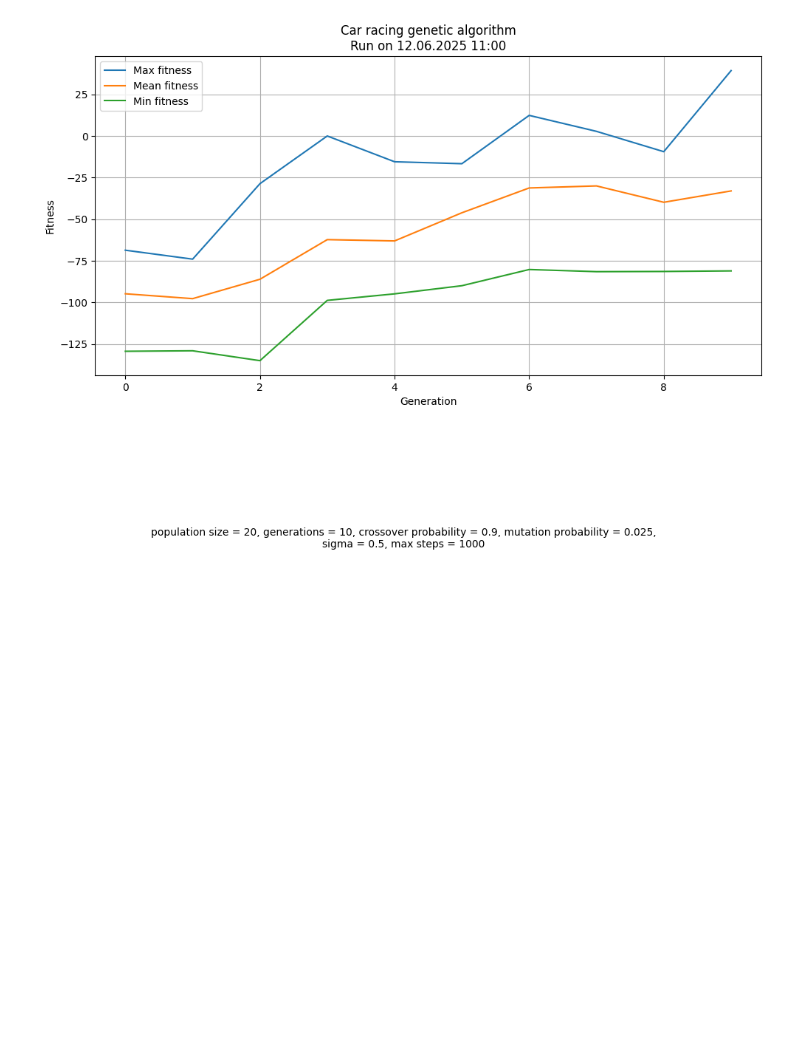
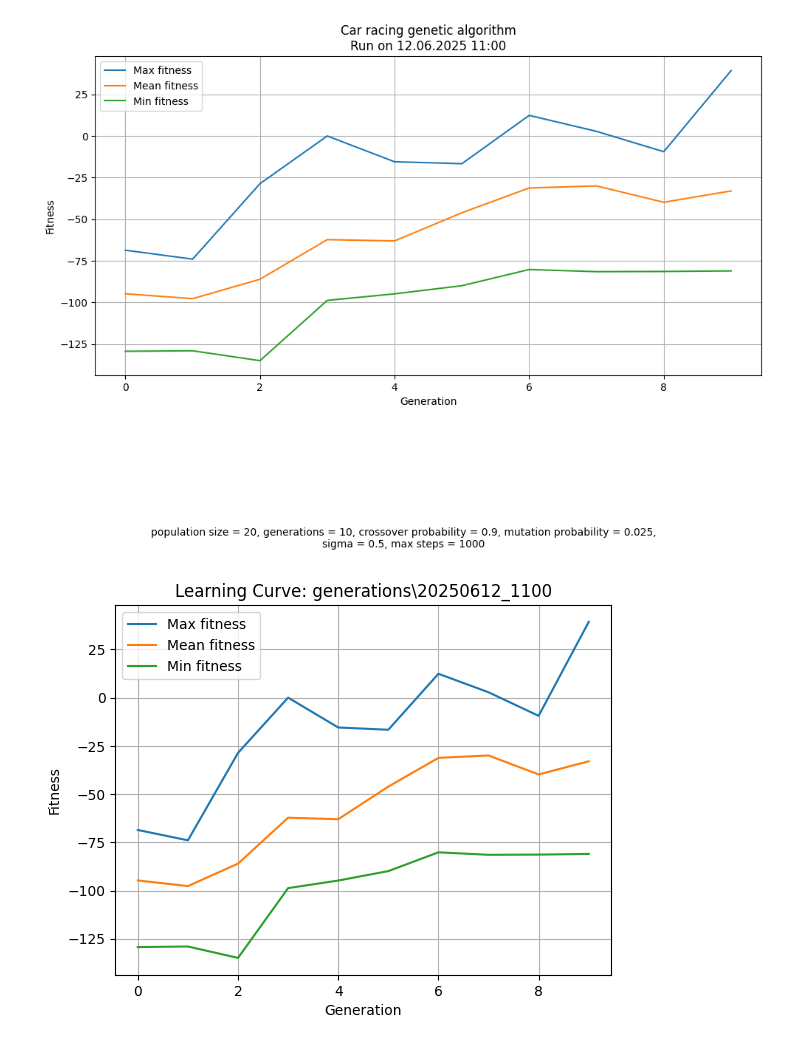
Before and after one commit to ptrzag/car-racing-ga, a Jupyter notebook: src/plot_learning_curve.ipynb, the cells around one changed output. Cells and saved outputs as stored; diff of their text form; code cells hidden in the pictures; blank space fills up the shorter version.

```diff
--- a/src/plot_learning_curve.ipynb
+++ b/src/plot_learning_curve.ipynb
@@ -55,3 +55,32 @@ plt.subplots_adjust(bottom=0.25)
 plt.show()
 # %% [output]
 [figure]
+# %%
+# For loading plot from generations older than 20250612_1100
+# In a Jupyter notebook cell:
+
+import glob
+import json
+import numpy as np
+import matplotlib.pyplot as plt
+
+# with open(f"C:/Users/maksb/Desktop/car-racing-rl/data/generations/20250611_1357/fitness_history.json", "r") as f:
+#      history = json.load(f)
+
+gens = [h["generation"] for h in history]
+maxs = [h["max"]        for h in history]
+means= [h["mean"]       for h in history]
+mins = [h["min"]        for h in history]
+
+# 3) Plot
+plt.plot(gens, maxs,  label="Max fitness")
+plt.plot(gens, means, label="Mean fitness")
+plt.plot(gens, mins,  label="Min fitness")
+plt.xlabel("Generation")
+plt.ylabel("Fitness")
+plt.title(f"Learning Curve: {latest.split('/')[-1]}")
+plt.legend()
+plt.grid(True)
+plt.show()
+# %% [output]
+[figure, added]
```
